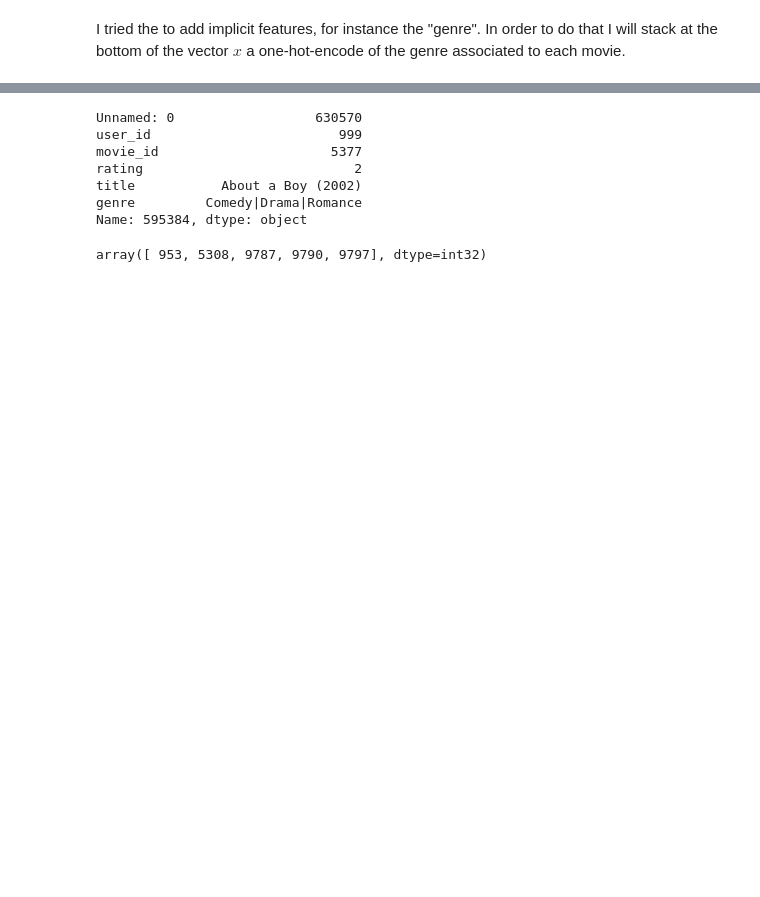
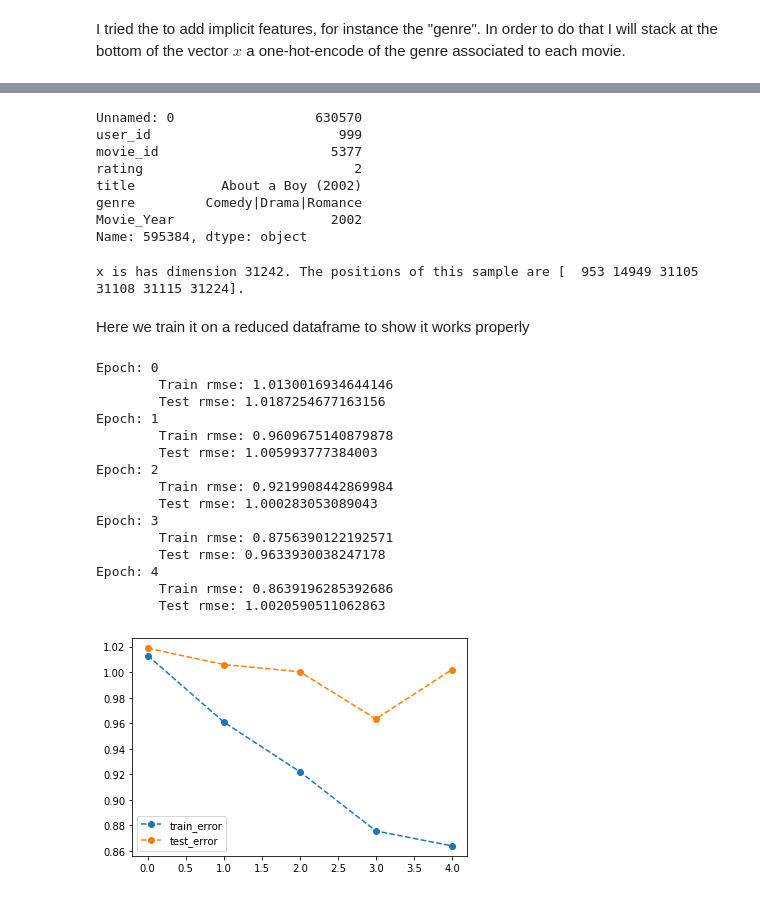
Before and after one commit to pablogrr/FM_RECCOM_4_MOVIES, a Jupyter notebook: Kaggle_FM_GH.ipynb, the cells around one changed output, grey strips where cells are left out. Cells and saved outputs as stored; diff of their text form; code cells hidden in the pictures; blank space fills up the shorter version.

```diff
--- a/Kaggle_FM_GH.ipynb
+++ b/Kaggle_FM_GH.ipynb
@@ -227,0 +290,14 @@ for i in range(len(dummie_genre)):
+# %%
+import re
+
+df_train['Movie_Year'] = [re.findall(r'\d{4}',s) for s in df_train.title]
+df_train['Movie_Year'] = [s[-1] if len(s)>0 else 'No_Year' for s in df_train['Movie_Year']]
+df_year = df_train[['movie_id','Movie_Year']].drop_duplicates()
+# %%
+dummie_years = pd.get_dummies(df_year)
+
+idx2year = dict(zip(df_year.movie_id, df_year.Movie_Year))
+movie2year = {}
+
+for i in range(len(df_year)):
+    movie2year[dummie_years.iloc[i,0]] = np.array(dummie_years.iloc[i,1:]).nonzero()[0][0]
@@ -228,15 +306,15 @@ for i in range(len(dummie_genre)):
 # %%
-def get_x2(user_id, movie_id, dummie_idx_users, dummie_idx_movies, dummie_idx_genre, N_dummies):
+def get_x2(user_id, movie_id, dummie_idx_users, dummie_idx_movies, dummie_idx_genre, dummie_idx_year, N_dummies):
     hot_user = dummie_idx_users[user_id] ; hot_movie = dummie_idx_movies[movie_id]
-    row = np.zeros(2+len(dummie_idx_genre[movie_id]))
-    col = np.r_[np.array([hot_user,hot_movie]),dummie_idx_genre[movie_id]]
-    data = np.ones(2+len(dummie_idx_genre[movie_id]))
+    row = np.zeros(3+len(dummie_idx_genre[movie_id]))
+    col = np.r_[np.array([hot_user,hot_movie]),dummie_idx_genre[movie_id], dummie_idx_year[movie_id]]
+    data = np.ones(3+len(dummie_idx_genre[movie_id]))
     x = csr_matrix((data, (row, col)), shape=(1, N_dummies))
     return x
 
 def evaluate3(predict_f, data_test, users_index,
               movies_index, mean_rating, dummie_idx_users,
-              dummie_idx_movies, N_dummies, dummie_idx_genre):
+              dummie_idx_movies, N_dummies, dummie_idx_genre, dummie_idx_year):
 
     ids_to_estimate = zip(data_test.user_id, data_test.movie_id)
     estimated = []
@@ -246,7 +324,7 @@ def evaluate3(predict_f, data_test, users_index,
             estimated.append(3)
 
         if u in users_index and i in movies_index:
-            x = get_x2(u,i,dummie_idx_users,dummie_idx_movies,dummie_idx_genre,N_dummies)
+            x = get_x2(u,i,dummie_idx_users,dummie_idx_movies,dummie_idx_genre,dummie_idx_year,N_dummies)
             estimated.append(predict_f(x))
 
         if i not in movies_index:
@@ -267,9 +447,10 @@ movie_id                      5377
 rating                           2
 title           About a Boy (2002)
 genre         Comedy|Drama|Romance
+Movie_Year                    2002
 Name: 595384, dtype: object
 # %%
-x2 = get_x2(999, 5377, recog.dummie_idx_users, recog.dummie_idx_movies, recog.dummie_idx_genre, recog.N_dummies)
-x2.indices
+x = get_x3(999, 5377, recog.dummie_idx_users, recog.dummie_idx_movies, recog.dummie_idx_genre, recog.dummie_idx_year, recog.N_dummies)
+print('x is has dimension {}. The positions of this sample are {}.'.format(x.shape[1], x.indices))
 # %% [output]
-array([ 953, 5308, 9787, 9790, 9797], dtype=int32)
+x is has dimension 31242. The positions of this sample are [  953 14949 31105 31108 31115 31224].
@@ -376,6 +457,25 @@ class RecSys_fm5():
+# %% [markdown]
+Here we train it on a reduced dataframe to show it works properly
 # %%
-df_train_red = df_train[df_train.user_id < 1000]
-df_val_red = df_val[df_val.user_id < 1000]
+df_train_red = df_train[df_train.user_id < 100]
+df_val_red = df_val[df_val.user_id < 100]
 # %%
-recog = RecSys_fm5(df_train_red,df_val_red,num_components=5)
-#recog.fit()
+reco_sample = RecSys_fm2(df_train_red,df_val_red,num_components=5)
+reco_sample.fit()
+# %% [output]
+Epoch: 0
+        Train rmse: 1.0130016934644146
+        Test rmse: 1.0187254677163156
+Epoch: 1
+        Train rmse: 0.9609675140879878
+        Test rmse: 1.005993777384003
+Epoch: 2
+        Train rmse: 0.9219908442869984
+        Test rmse: 1.000283053089043
+Epoch: 3
+        Train rmse: 0.8756390122192571
+        Test rmse: 0.9633930038247178
+Epoch: 4
+        Train rmse: 0.8639196285392686
+        Test rmse: 1.0020590511062863
+[figure, added]
```
Also changed, not shown: parts of 16 cells of this notebook.
